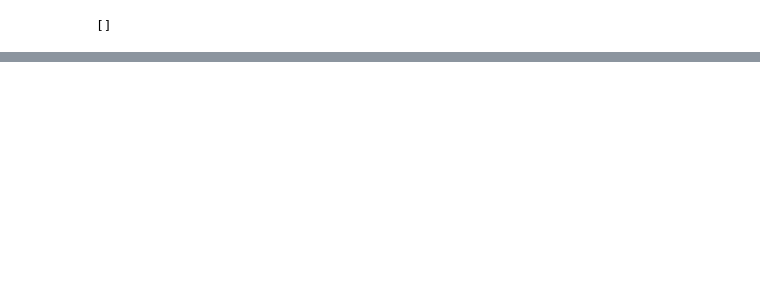
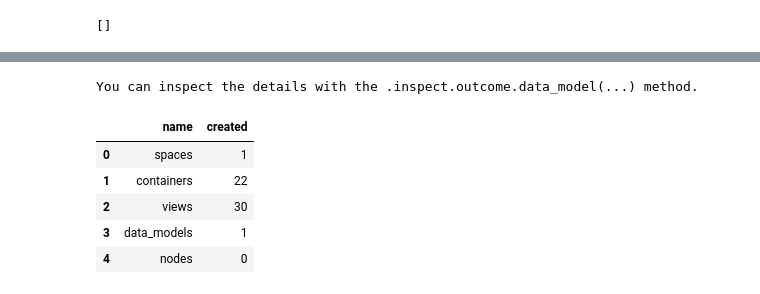
Before and after one commit to cognitedata/neat, a Jupyter notebook: test.ipynb, the cells around one changed output, grey strips where cells are left out. Cells and saved outputs as stored; diff of their text form; code cells hidden in the pictures; blank space fills up the shorter version.

```diff
--- a/test.ipynb
+++ b/test.ipynb
@@ -217,0 +254,10 @@ neat.set.data_model_id(("neat_cfihos_pg_1_containers", "neat_cfihos_pg_1_contain
+# %%
+neat.to.cdf.data_model()
+# %% [output]
+You can inspect the details with the .inspect.outcome.data_model(...) method.
+|  | name | created |
+| 0 | spaces | 1 |
+| 1 | containers | 22 |
+| 2 | views | 30 |
+| 3 | data_models | 1 |
+| 4 | nodes | 0 |
```
Also changed, not shown: parts of 10 cells of this notebook, 10 other files.
